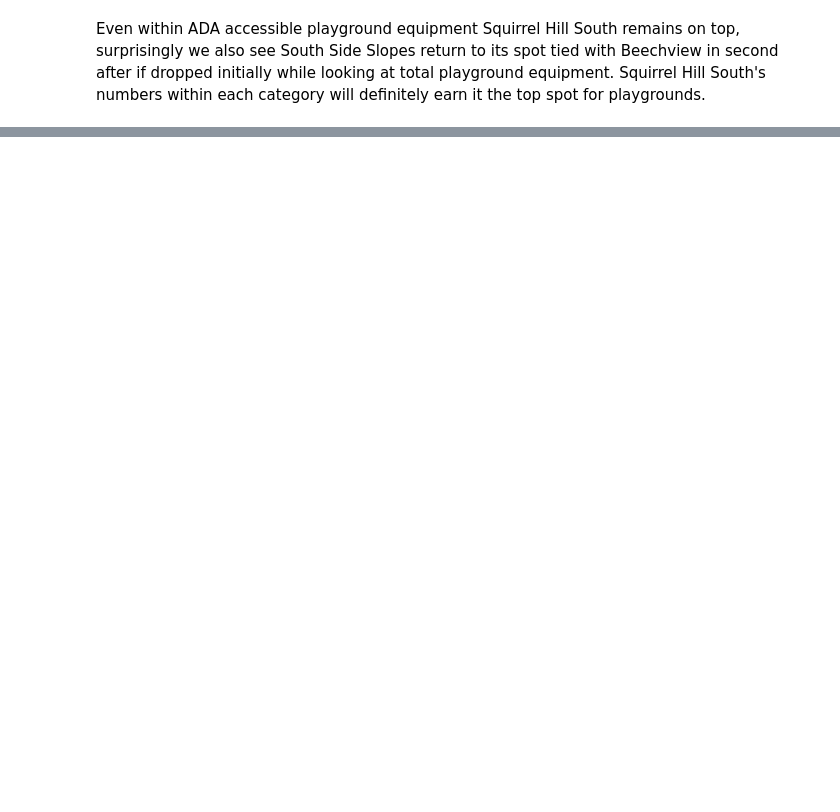
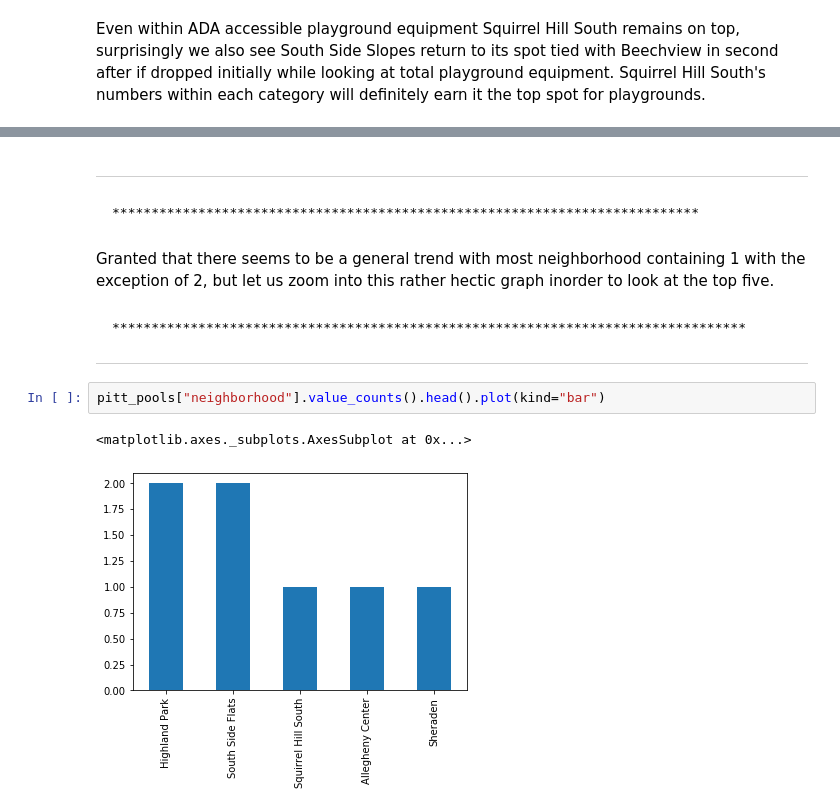
Before and after one commit to scs128/cmpinf-final-project, a Jupyter notebook: final-project.ipynb, the cells around one changed output, grey strips where cells are left out. Saved outputs shown, nothing was run; the diff lists cells and outputs as text; blank space fills up the shorter version.

```diff
--- a/final-project.ipynb
+++ b/final-project.ipynb
@@ -386,0 +481,15 @@ Even within ADA accessible playground equipment Squirrel Hill South remains on t
+# %% [markdown]
+_____________________________________________________________________________________
+    ***************************************************************************
+# %% [markdown]
+Granted that there seems to be a general trend with most neighborhood containing 1 with
+the exception of 2, but let us zoom into this rather hectic graph inorder to look at the
+top five.
+# %% [markdown]
+    *********************************************************************************
+_________________________________________________________________________________________
+# %%
+pitt_pools["neighborhood"].value_counts().head().plot(kind="bar")
+# %% [output]
+<matplotlib.axes._subplots.AxesSubplot at 0x...>
+[figure, added]
```
Also changed, not shown: parts of 61 cells of this notebook.
